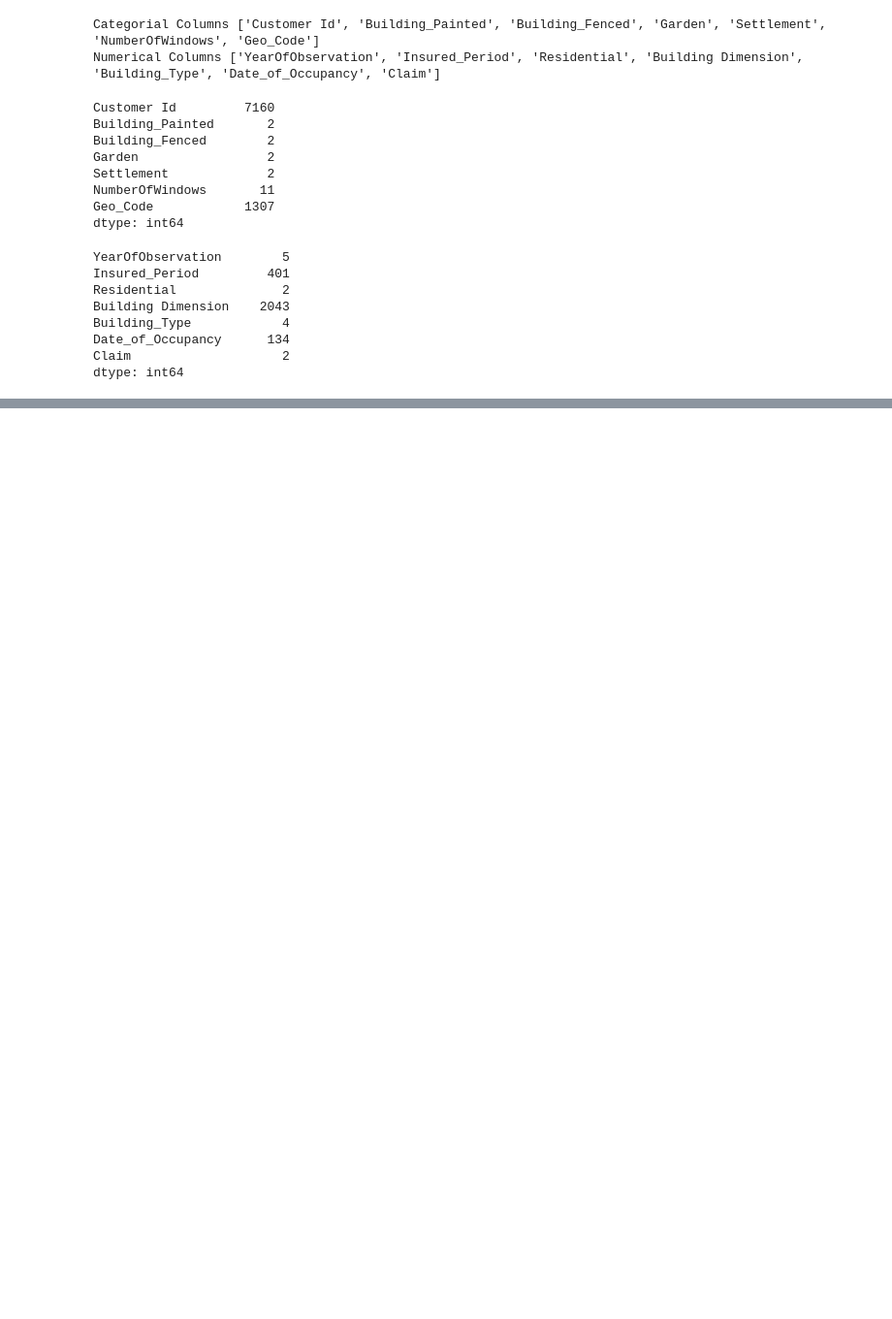
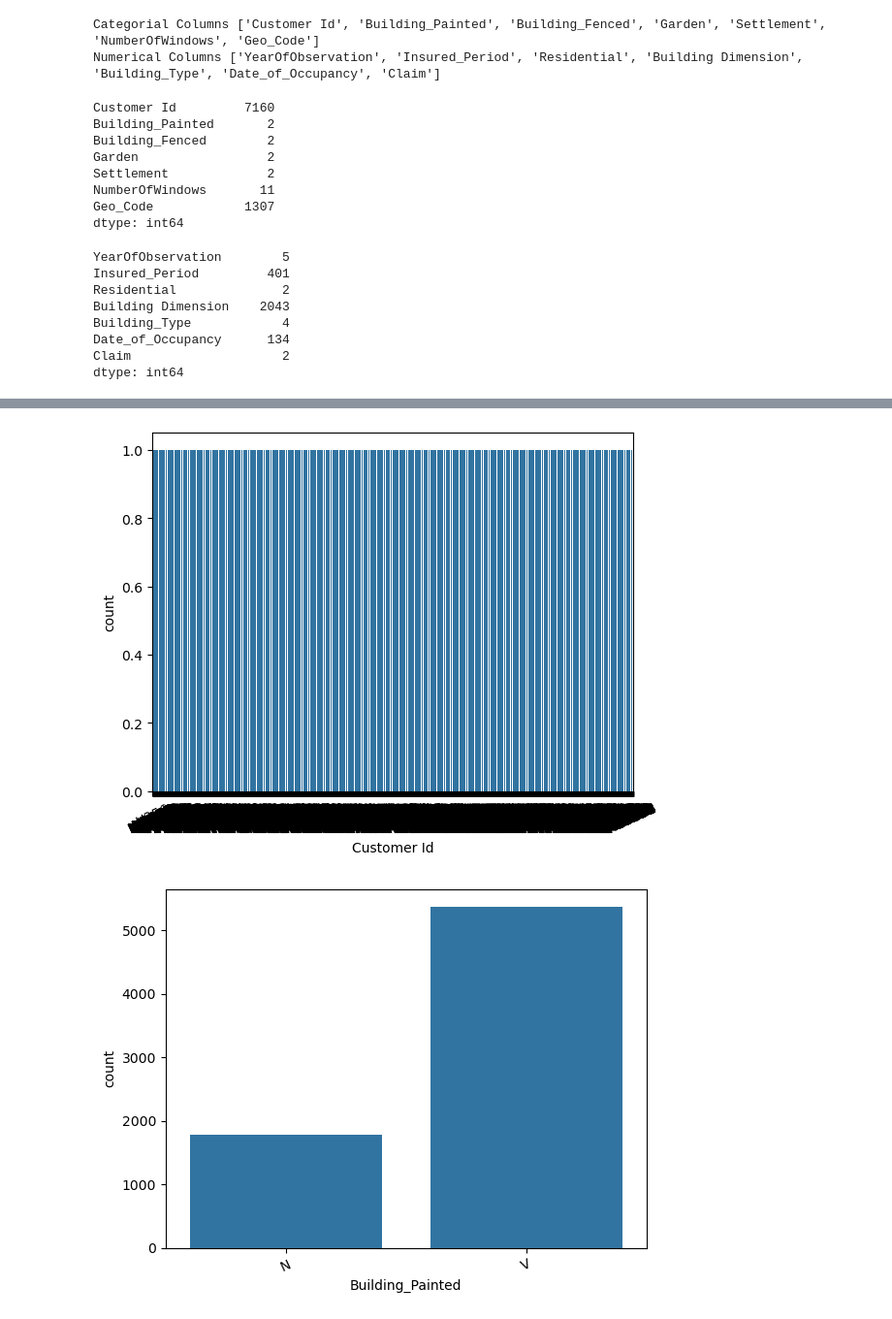
Before and after one commit to pauyoo/insurance-claim-prediction, a Jupyter notebook: Desktop/ML_Projects/Insurance-claim-prediction/Notebooks/EDA.ipynb, the cells around one changed output, grey strips where cells are left out. Shown at 97% size. Drawn from its saved outputs; the diff is of its cells as text; code cells hidden in the pictures; blank space fills up the shorter version.

```diff
--- a/Desktop/ML_Projects/Insurance-claim-prediction/Notebooks/EDA.ipynb
+++ b/Desktop/ML_Projects/Insurance-claim-prediction/Notebooks/EDA.ipynb
@@ -132,0 +201,8 @@ plt.show()
+# %%
+for col in cat_col:
+    sns.countplot(x=col, data=df)
+    plt.xticks(rotation=25)
+    plt.show()
+# %% [output]
+[figure, added]
+[figure, added]
```
Also changed, not shown: parts of 18 cells of this notebook, 2 other files.
